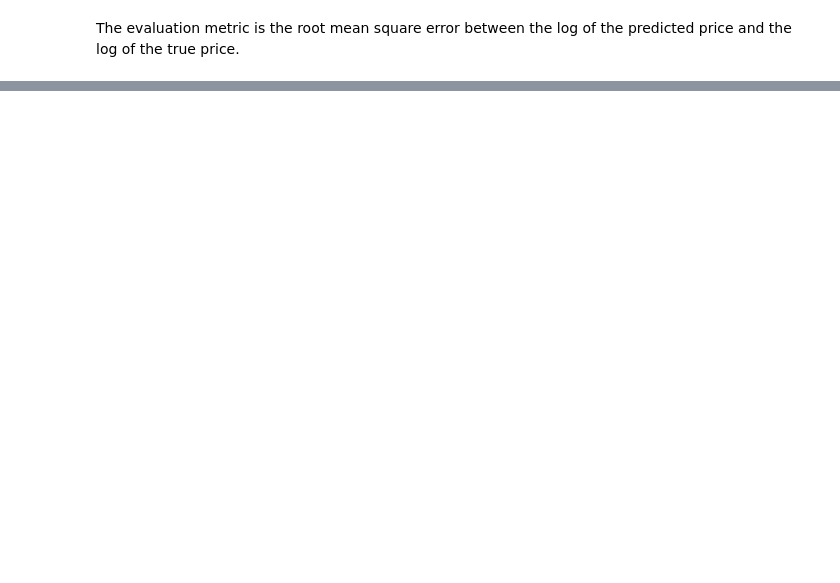
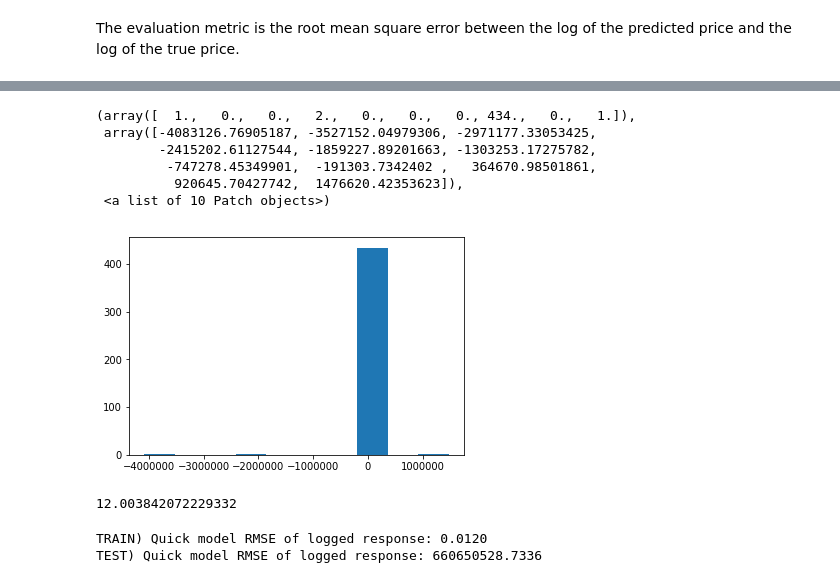
Before and after one commit to Hazzais/house_prices, a Jupyter notebook: House_price_prediction.ipynb, the cells around one changed output, grey strips where cells are left out. Cells and saved outputs as stored; diff of their text form; code cells hidden in the pictures; blank space fills up the shorter version.

Commit message:
Working for error

```diff
--- a/House_price_prediction.ipynb
+++ b/House_price_prediction.ipynb
@@ -484,3 +523,7 @@ del combined_ohe, initial_combined_pre_ohe
+# %%
+train_ohe = train_ohe.filter(retain_ohe_columns, axis=1)
+test_ohe = combined_ohe.iloc[el_train:, :].filter(retain_ohe_columns, axis=1)
+del combined_ohe, initial_combined_pre_ohe
 # %%
 train_ohe.shape
 # %% [output]
@@ -894,3 +952,8 @@ cleaned_cat_cols_ohe = list(train_ohe.columns)
+# %%
+cleaned_numeric_cols = [col for col in new_numeric_cols if col != 'LogSalePrice']
+#cleaned_numeric_cols = [col for col in cleaned_numeric_cols if not col.startswith('Mo')]
+cleaned_cat_cols = remaining_cat_cols
+cleaned_cat_cols_ohe = list(retain_ohe_columns)
 # %% [markdown]
 ### Feature engineering
 While we already have lots of features in our data set, it is always worth stopping to think whether there may be anything calculable which may also be a useful predictor.
@@ -970,0 +1180,28 @@ scorer = make_scorer(mean_squared_error, greater_is_better=False)
+# %%
+works_X_train, works_X_test, works_y_train, works_y_test = train_test_split(full_model_set_train[feature_cols],
+                                                    full_model_set_train[response_col],
+                                                    random_state=18,
+                                                    test_size=0.3)
+lr1 = LinearRegression()
+lr1.fit(works_X_train, works_y_train)
+lr1_preds_train = lr1.predict(works_X_train)
+lr1_preds_test = lr1.predict(works_X_test)
+display(np.mean(lr1_preds_train))
+display(np.mean(lr1_preds_test))
+
+no_X_train, no_X_test, no_y_train, no_y_test = train_test_split(full_model_set_train[feature_cols],
+                                                    full_model_set_train[response_col],
+                                                    random_state=42,
+                                                    test_size=0.3)
+
+lr2 = LinearRegression()
+lr2.fit(no_X_train, no_y_train)
+lr2_preds_train = lr2.predict(no_X_train)
+lr2_preds_test = lr2.predict(no_X_test)
+display(np.mean(lr2_preds_train))
+display(np.mean(lr2_preds_test))
+
+
+resid_lr2 = no_y_test - lr2_preds_test
+bad_rows = np.abs(resid_lr2) >= 5000
+display(np.sum(bad_rows))
@@ -970,0 +1261,20 @@ scorer = make_scorer(mean_squared_error, greater_is_better=False)
+# %%
+plt.hist(lr2_preds_test)
+# %% [output]
+(array([  1.,   0.,   0.,   2.,   0.,   0.,   0., 434.,   0.,   1.]),
+ array([-4083126.76905187, -3527152.04979306, -2971177.33053425,
+        -2415202.61127544, -1859227.89201663, -1303253.17275782,
+         -747278.45349901,  -191303.7342402 ,   364670.98501861,
+          920645.70427742,  1476620.42353623]),
+ <a list of 10 Patch objects>)
+[figure, added]
+# %%
+np.median(quick_preds_test)
+# %% [output]
+12.003842072229332
+# %%
+print("TRAIN) Quick model RMSE of logged response: {:.4f}".format(mean_squared_error(y_train, quick_preds_train)))
+print("TEST) Quick model RMSE of logged response: {:.4f}".format(mean_squared_error(y_test, quick_preds_test)))
+# %% [output]
+TRAIN) Quick model RMSE of logged response: 0.0120
+TEST) Quick model RMSE of logged response: 660650528.7336
```
Also changed, not shown: parts of 39 cells of this notebook.
